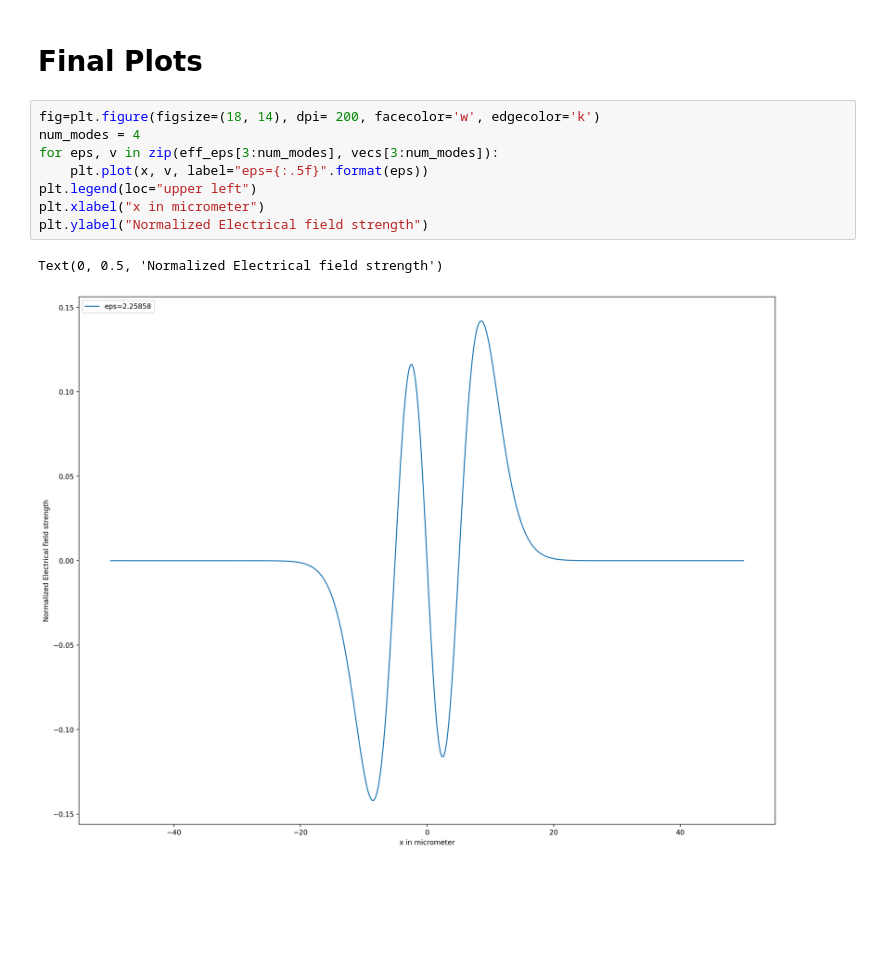
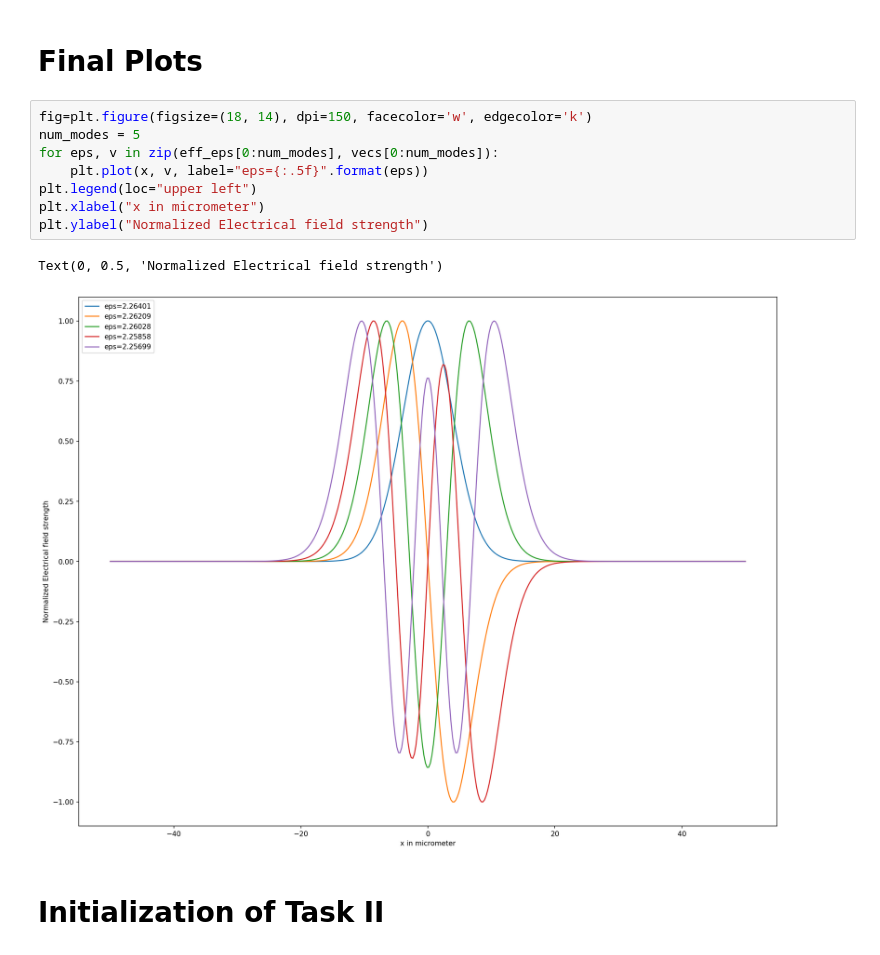
Before and after one commit to roflmaostc/Finite-Difference-Mode-Solver, a Jupyter notebook: results.ipynb, the cells around one changed output. Saved outputs shown, nothing was run; the diff lists cells and outputs as text; blank space fills up the shorter version.

```diff
--- a/results.ipynb
+++ b/results.ipynb
@@ -31,13 +38,15 @@ Time elapsed 0.61399s
 # %% [markdown]
 # Final Plots
 # %%
-fig=plt.figure(figsize=(18, 14), dpi= 200, facecolor='w', edgecolor='k')
-num_modes = 4
-for eps, v in zip(eff_eps[3:num_modes], vecs[3:num_modes]):
+fig=plt.figure(figsize=(18, 14), dpi=150, facecolor='w', edgecolor='k')
+num_modes = 5
+for eps, v in zip(eff_eps[0:num_modes], vecs[0:num_modes]):
     plt.plot(x, v, label="eps={:.5f}".format(eps))
 plt.legend(loc="upper left")
 plt.xlabel("x in micrometer")
 plt.ylabel("Normalized Electrical field strength")
 # %% [output]
 Text(0, 0.5, 'Normalized Electrical field strength')
-[figure, old version]
+[figure, new version]
+# %% [markdown]
+# Initialization of Task II
```
Also changed, not shown: parts of 9 cells of this notebook.
